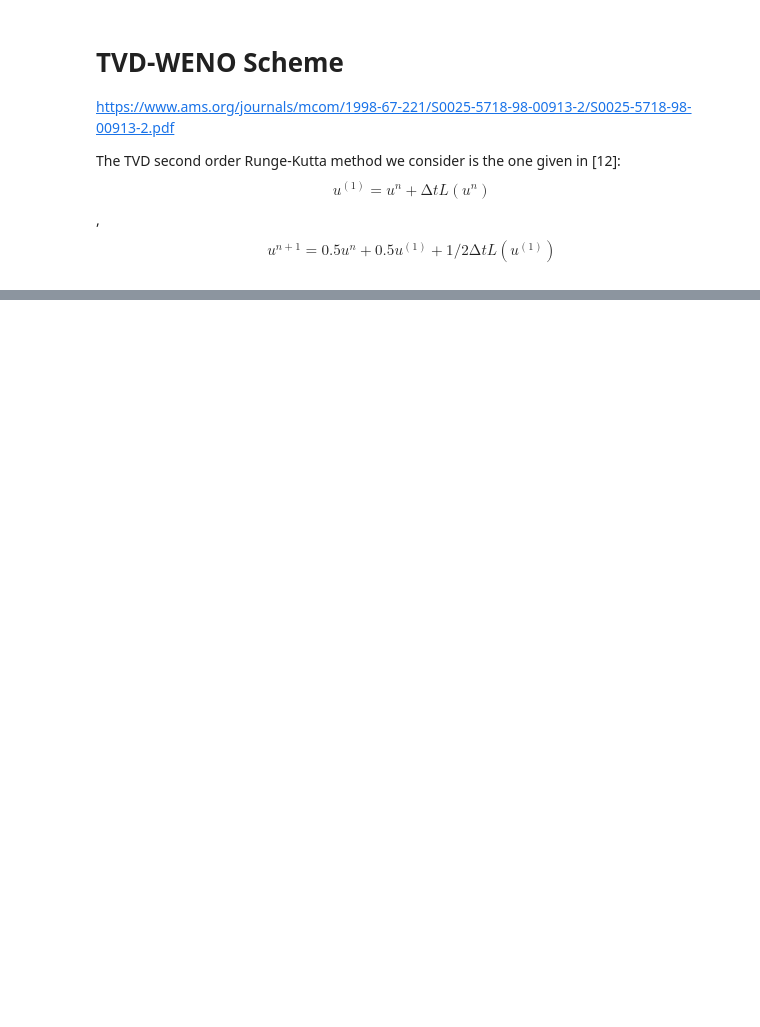
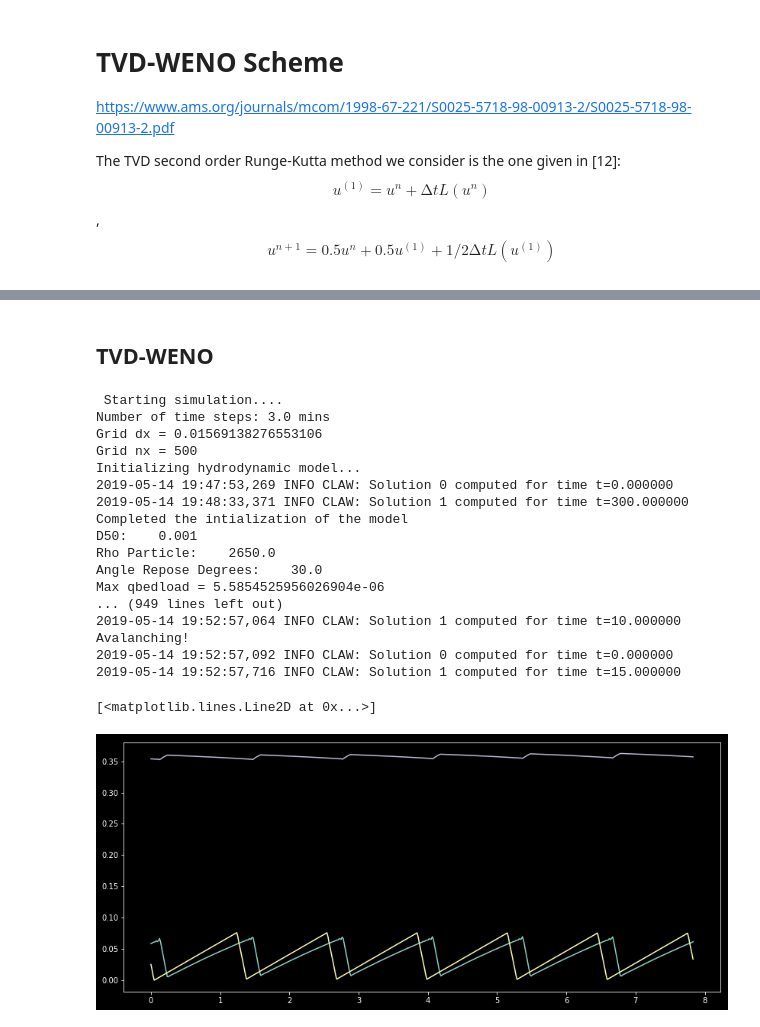
Before and after one commit to plgrover/pymorph, a Jupyter notebook: notebooks/Paper_3/2019-05-10_TVD_WENO.ipynb, the cells around one changed output, grey strips where cells are left out. Saved outputs shown, nothing was run; the diff lists cells and outputs as text; code cells hidden in the pictures; blank space fills up the shorter version.

```diff
--- a/notebooks/Paper_3/2019-05-10_TVD_WENO.ipynb
+++ b/notebooks/Paper_3/2019-05-10_TVD_WENO.ipynb
@@ -208,0 +222,58 @@ len(q)
+# %% [markdown]
+## TVD-WENO
+# %%
+model.setup_hydro_model(Mannings, Slope)
+
+
+#--------------------------------
+# Set up the Morphodynamic Proerties
+#--------------------------------
+
+morph_model = sdmodels.TVD2ndWenoModel()
+# morph_model = sdmodels.TVD2ndWenoModel()
+model.setup_morpho_model( morph_model,
+                           useAvalanche = True,
+                           useSmoother = False,
+                           sed_model='bagnold',
+                           useSlopeAdjust = False)
+
+
+#--------------------------------
+#  Setup the model run parameters
+#--------------------------------
+simTime = 15.*60       # Runtime in seconds
+dt = 5                # Time step size (s)
+nt = int(simTime/dt)  # Number of time steps
+extractionTime = 60.*0.5
+
+
+zc, u, q, h, qbedload = model.run(simTime, dt, extractionTime, None)
+
+
+fig = plt.figure(figsize=(14, 6))
+plt.plot(xc,zc)
+plt.plot(x0,z0)
+
+surf = zc + h
+
+plt.plot(xc, surf)
+# %% [output]
+ Starting simulation....
+Number of time steps: 3.0 mins
+Grid dx = 0.01569138276553106
+Grid nx = 500
+Initializing hydrodynamic model...
+2019-05-14 19:47:53,269 INFO CLAW: Solution 0 computed for time t=0.000000
+2019-05-14 19:48:33,371 INFO CLAW: Solution 1 computed for time t=300.000000
+Completed the intialization of the model
+D50:    0.001
+Rho Particle:    2650.0
+Angle Repose Degrees:    30.0
+Max qbedload = 5.5854525956026904e-06
+... (949 lines left out)
+2019-05-14 19:52:57,064 INFO CLAW: Solution 1 computed for time t=10.000000
+Avalanching!
+2019-05-14 19:52:57,092 INFO CLAW: Solution 0 computed for time t=0.000000
+2019-05-14 19:52:57,716 INFO CLAW: Solution 1 computed for time t=15.000000
+[<matplotlib.lines.Line2D at 0x...>]
+[figure, added]
```
Also changed, not shown: parts of 15 cells of this notebook, 7 other files.
